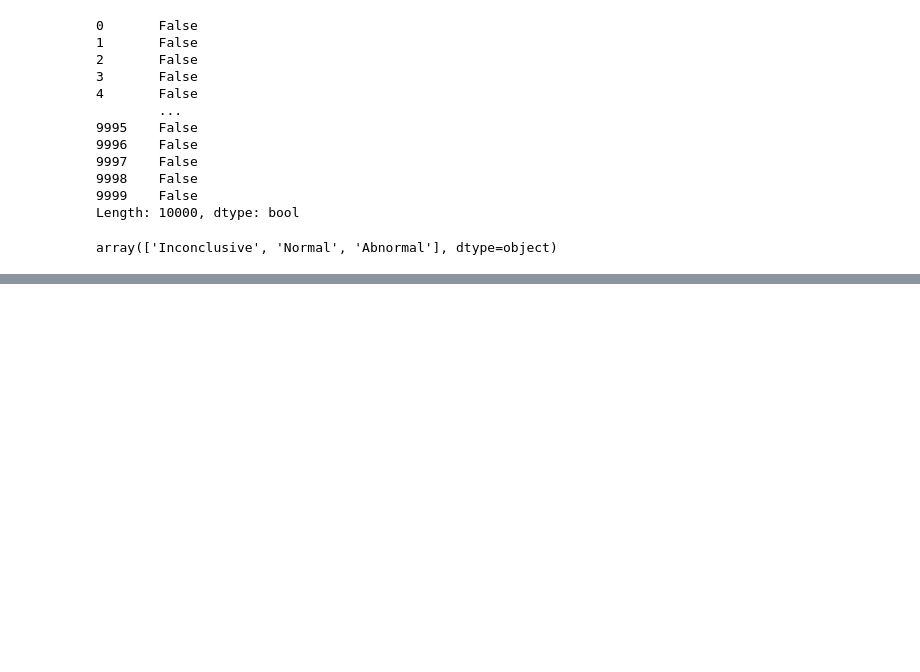
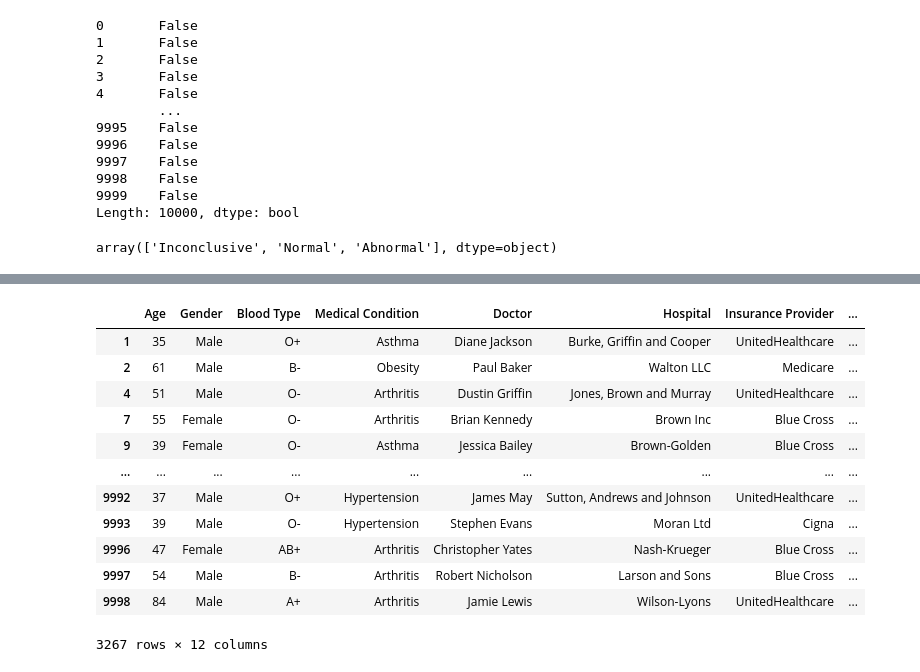
Before and after one commit to ppr22747/healthcare-dataset, a Jupyter notebook: healthcare_proj.ipynb, the cells around one changed output, grey strips where cells are left out. Drawn from its saved outputs; the diff is of its cells as text; code cells hidden in the pictures; blank space fills up the shorter version.

```diff
--- a/healthcare_proj.ipynb
+++ b/healthcare_proj.ipynb
@@ -394,0 +366,17 @@ array(['Inconclusive', 'Normal', 'Abnormal'], dtype=object)
+# %%
+normal_test_results = health_care_df['Test Results']=='Normal'
+health_care_df[normal_test_results]
+# %% [output]
+|  | Age | Gender | Blood Type | Medical Condition | Doctor | Hospital | Insurance Provider | ... |
+| 1 | 35 | Male | O+ | Asthma | Diane Jackson | Burke, Griffin and Cooper | UnitedHealthcare | ... |
+| 2 | 61 | Male | B- | Obesity | Paul Baker | Walton LLC | Medicare | ... |
+| 4 | 51 | Male | O- | Arthritis | Dustin Griffin | Jones, Brown and Murray | UnitedHealthcare | ... |
+| 7 | 55 | Female | O- | Arthritis | Brian Kennedy | Brown Inc | Blue Cross | ... |
+| 9 | 39 | Female | O- | Asthma | Jessica Bailey | Brown-Golden | Blue Cross | ... |
+| ... | ... | ... | ... | ... | ... | ... | ... | ... |
+| 9992 | 37 | Male | O+ | Hypertension | James May | Sutton, Andrews and Johnson | UnitedHealthcare | ... |
+| 9993 | 39 | Male | O- | Hypertension | Stephen Evans | Moran Ltd | Cigna | ... |
+| 9996 | 47 | Female | AB+ | Arthritis | Christopher Yates | Nash-Krueger | Blue Cross | ... |
+| 9997 | 54 | Male | B- | Arthritis | Robert Nicholson | Larson and Sons | Blue Cross | ... |
+| 9998 | 84 | Male | A+ | Arthritis | Jamie Lewis | Wilson-Lyons | UnitedHealthcare | ... |
+3267 rows × 12 columns
```
Also changed, not shown: parts of 51 cells of this notebook.
